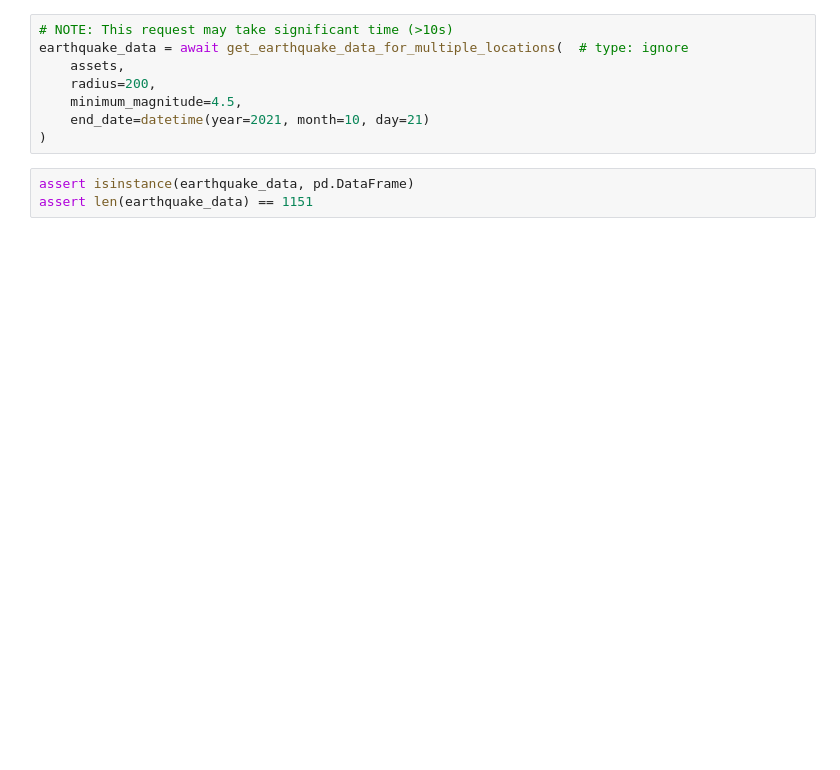
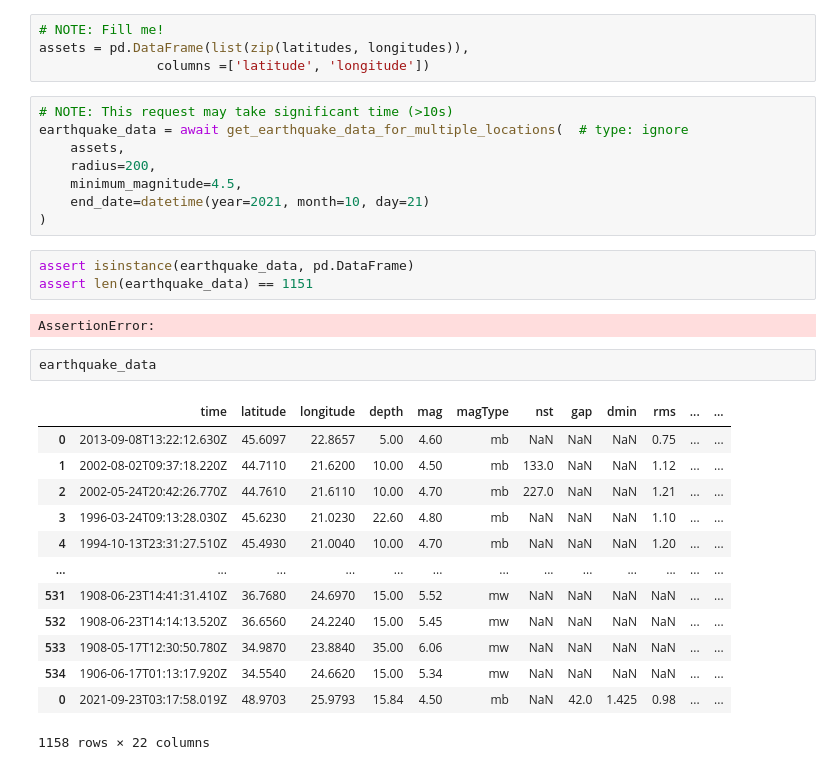
Before and after one commit to AgentAGadge/descartes-soft-eng-answer, a Jupyter notebook: notebook/earthquake-risk-greece.ipynb, the cells around one changed output. Cells and saved outputs as stored; diff of their text form; blank space fills up the shorter version.

```diff
--- a/notebook/earthquake-risk-greece.ipynb
+++ b/notebook/earthquake-risk-greece.ipynb
@@ -292,3 +289,7 @@ assets = "fill with proper object"
+# %%
+# NOTE: Fill me!
+assets = pd.DataFrame(list(zip(latitudes, longitudes)),
+               columns =['latitude', 'longitude'])
 # %%
 # NOTE: This request may take significant time (>10s)
 earthquake_data = await get_earthquake_data_for_multiple_locations(  # type: ignore
@@ -300,3 +301,21 @@ earthquake_data = await get_earthquake_data_for_multiple_locations(  # type: ign
 # %%
 assert isinstance(earthquake_data, pd.DataFrame)
 assert len(earthquake_data) == 1151
+# %% [output]
+AssertionError:
+# %%
+earthquake_data
+# %% [output]
+|  | time | latitude | longitude | depth | mag | magType | nst | gap | dmin | rms | ... | ... |
+| 0 | 2013-09-08T13:22:12.630Z | 45.6097 | 22.8657 | 5.00 | 4.60 | mb | NaN | NaN | NaN | 0.75 | ... | ... |
+| 1 | 2002-08-02T09:37:18.220Z | 44.7110 | 21.6200 | 10.00 | 4.50 | mb | 133.0 | NaN | NaN | 1.12 | ... | ... |
+| 2 | 2002-05-24T20:42:26.770Z | 44.7610 | 21.6110 | 10.00 | 4.70 | mb | 227.0 | NaN | NaN | 1.21 | ... | ... |
+| 3 | 1996-03-24T09:13:28.030Z | 45.6230 | 21.0230 | 22.60 | 4.80 | mb | NaN | NaN | NaN | 1.10 | ... | ... |
+| 4 | 1994-10-13T23:31:27.510Z | 45.4930 | 21.0040 | 10.00 | 4.70 | mb | NaN | NaN | NaN | 1.20 | ... | ... |
+| ... | ... | ... | ... | ... | ... | ... | ... | ... | ... | ... | ... | ... |
+| 531 | 1908-06-23T14:41:31.410Z | 36.7680 | 24.6970 | 15.00 | 5.52 | mw | NaN | NaN | NaN | NaN | ... | ... |
+| 532 | 1908-06-23T14:14:13.520Z | 36.6560 | 24.2240 | 15.00 | 5.45 | mw | NaN | NaN | NaN | NaN | ... | ... |
+| 533 | 1908-05-17T12:30:50.780Z | 34.9870 | 23.8840 | 35.00 | 6.06 | mw | NaN | NaN | NaN | NaN | ... | ... |
+| 534 | 1906-06-17T01:13:17.920Z | 34.5540 | 24.6620 | 15.00 | 5.34 | mw | NaN | NaN | NaN | NaN | ... | ... |
+| 0 | 2021-09-23T03:17:58.019Z | 48.9703 | 25.9793 | 15.84 | 4.50 | mb | NaN | 42.0 | 1.425 | 0.98 | ... | ... |
+1158 rows × 22 columns
```
Also changed, not shown: parts of 4 cells of this notebook, 1 other file.
